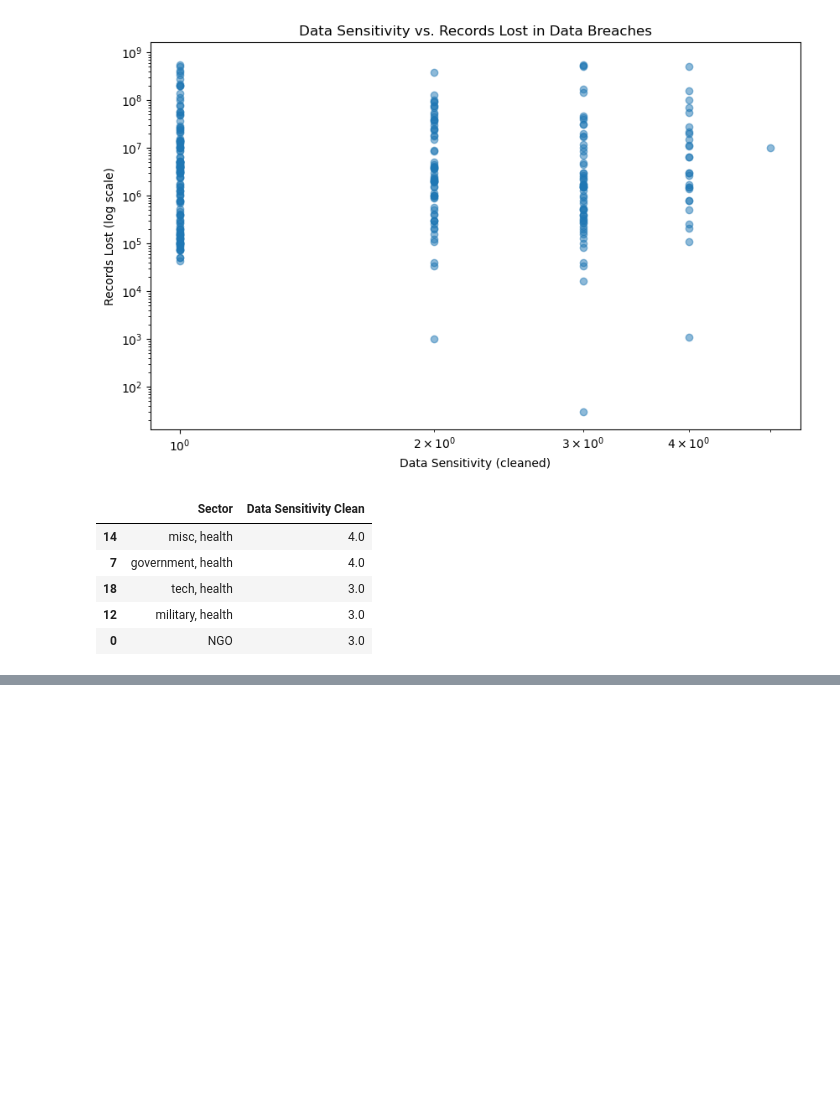
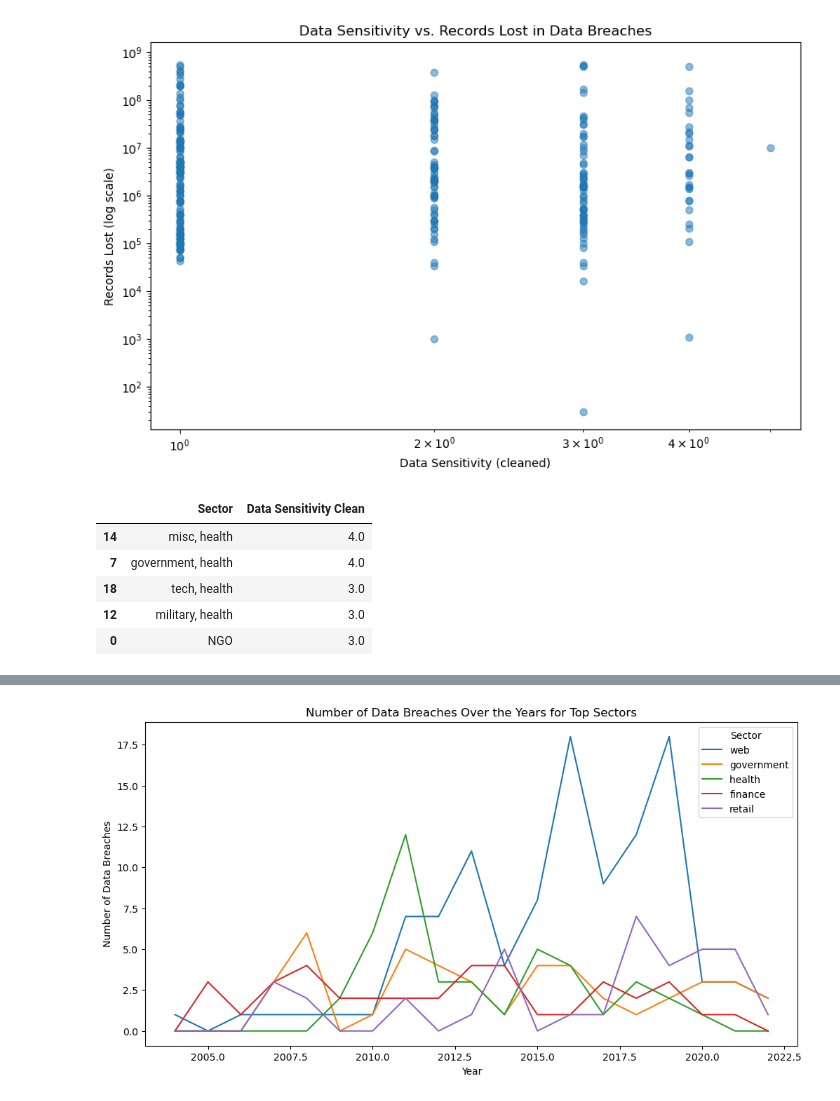
Before and after one commit to raj-rajat/World-s-Biggest-Data-Breaches-Hacks, a Jupyter notebook: world-s-biggest-data-breaches-hacks.ipynb, the cells around one changed output, grey strips where cells are left out. Saved outputs shown, nothing was run; the diff lists cells and outputs as text; code cells hidden in the pictures; blank space fills up the shorter version.

Commit message:
Kaggle Notebook | World's Biggest Data Breaches & Hacks | Version 2

```diff
--- a/world-s-biggest-data-breaches-hacks.ipynb
+++ b/world-s-biggest-data-breaches-hacks.ipynb
@@ -447,0 +494,25 @@ data_sector_sensitivity_top5
+# %%
+# Group the data by Year and Sector and count the number of breaches
+data_year_sector = data.groupby(['Year', 'Sector']).size().reset_index(name='Count')
+
+# Pivot the data to get years as rows, sectors as columns, and counts as values
+data_year_sector_pivot = data_year_sector.pivot(index='Year', columns='Sector', values='Count')
+
+# Fill missing values with 0 (for years when a certain sector did not have any breaches)
+data_year_sector_pivot = data_year_sector_pivot.fillna(0)
+
+
+# Get the top 5 sectors with the most breaches
+data_sector_top5 = data.groupby('Sector').size().sort_values(ascending=False).head(5).index
+
+# Plot a line chart for the top 5 sectors with the most breaches
+plt.figure(figsize=(12, 6))
+for sector in data_sector_top5:
+    plt.plot(data_year_sector_pivot.index, data_year_sector_pivot[sector], label=sector)
+plt.xlabel('Year')
+plt.ylabel('Number of Data Breaches')
+plt.title('Number of Data Breaches Over the Years for Top Sectors')
+plt.legend(title='Sector')
+plt.show()
+# %% [output]
+[figure, added]
```
Also changed, not shown: parts of 5 cells of this notebook.
